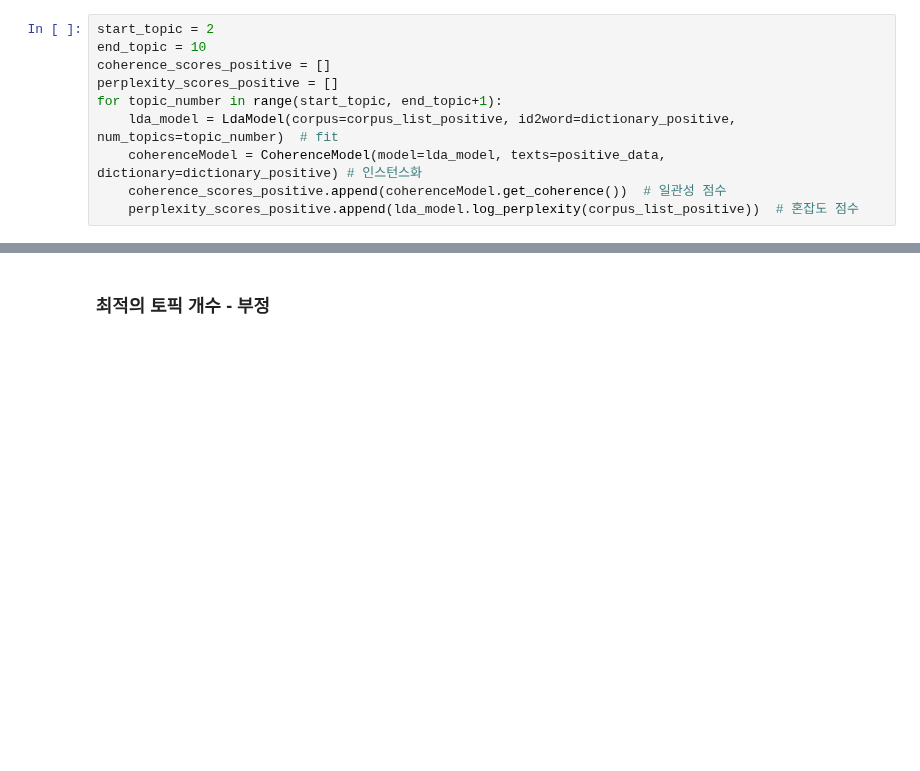
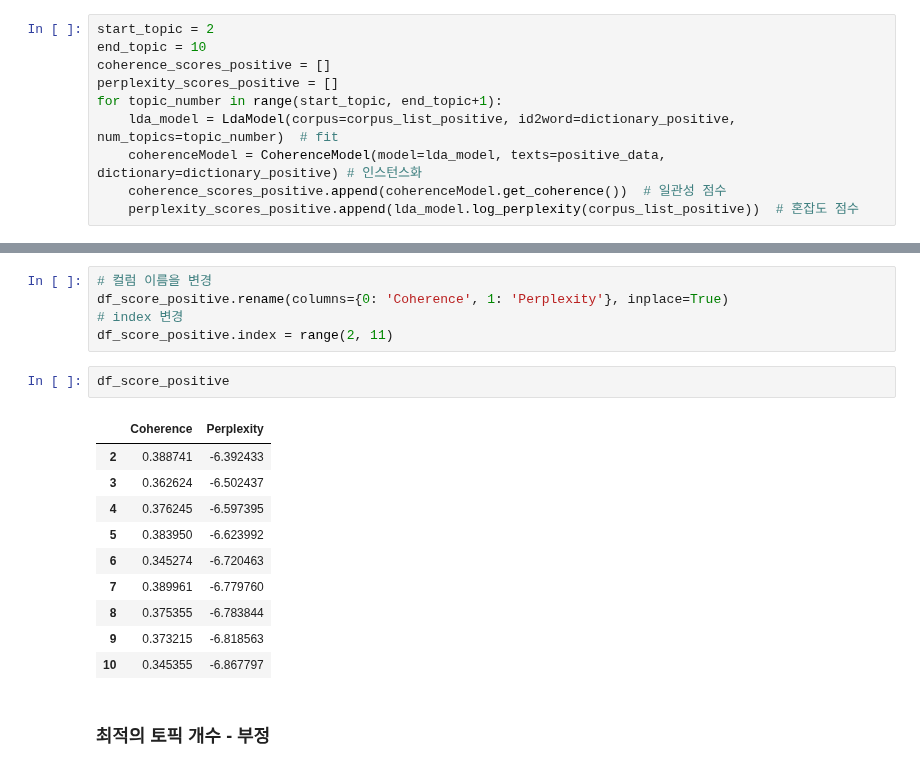
Before and after one commit to estskyway/project_data_analystics, a Jupyter notebook: codes/LDA/hyein_LDA.ipynb, the cells around one changed output, grey strips where cells are left out. Saved outputs shown, nothing was run; the diff lists cells and outputs as text; blank space fills up the shorter version.

```diff
--- a/codes/LDA/hyein_LDA.ipynb
+++ b/codes/LDA/hyein_LDA.ipynb
@@ -235,3 +235,21 @@ df_score_positive
+# %%
+# 컬럼 이름을 변경
+df_score_positive.rename(columns={0: 'Coherence', 1: 'Perplexity'}, inplace=True)
+# index 변경
+df_score_positive.index = range(2, 11)
+# %%
+df_score_positive
+# %% [output]
+|  | Coherence | Perplexity |
+| 2 | 0.388741 | -6.392433 |
+| 3 | 0.362624 | -6.502437 |
+| 4 | 0.376245 | -6.597395 |
+| 5 | 0.383950 | -6.623992 |
+| 6 | 0.345274 | -6.720463 |
+| 7 | 0.389961 | -6.779760 |
+| 8 | 0.375355 | -6.783844 |
+| 9 | 0.373215 | -6.818563 |
+| 10 | 0.345355 | -6.867797 |
 # %% [markdown]
 ### 최적의 토픽 개수 - 부정
 # %%
```
Also changed, not shown: parts of 8 cells of this notebook.
